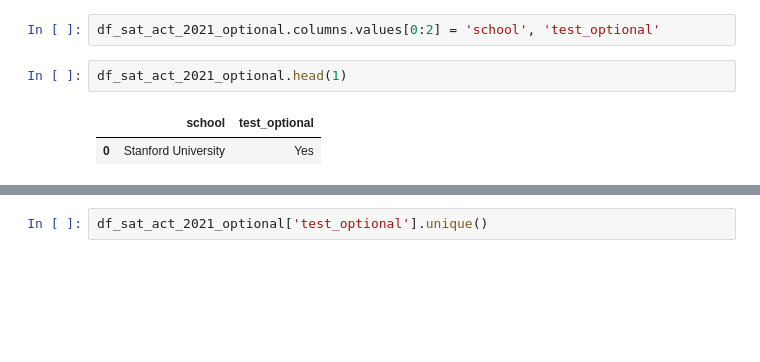
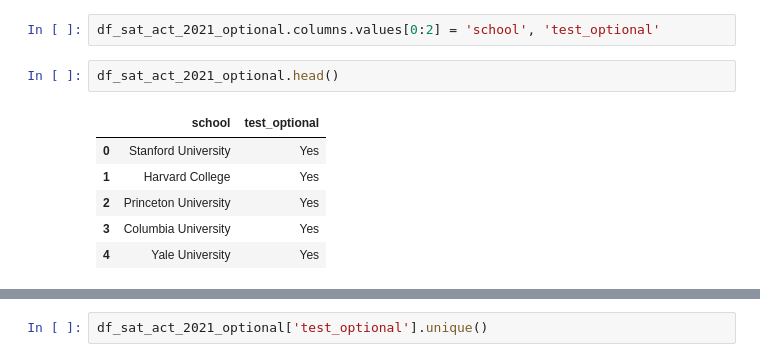
Before and after one commit to argishtiovsepyan/Standardized_Test_Analysis, a Jupyter notebook: code/argishti_project_1.ipynb, the cells around one changed output, grey strips where cells are left out. Saved outputs shown, nothing was run; the diff lists cells and outputs as text; blank space fills up the shorter version.

```diff
--- a/code/argishti_project_1.ipynb
+++ b/code/argishti_project_1.ipynb
@@ -513,7 +478,11 @@ sat_act_2021_optional = df_sat_act_2021_optional.drop(['Applies to Class Year(s)
 # %%
 df_sat_act_2021_optional.columns.values[0:2] = 'school', 'test_optional'
 # %%
-df_sat_act_2021_optional.head(1)
+df_sat_act_2021_optional.head()
 # %% [output]
 |  | school | test_optional |
 | 0 | Stanford University | Yes |
+| 1 | Harvard College | Yes |
+| 2 | Princeton University | Yes |
+| 3 | Columbia University | Yes |
+| 4 | Yale University | Yes |
```
Also changed, not shown: parts of 29 cells of this notebook.
